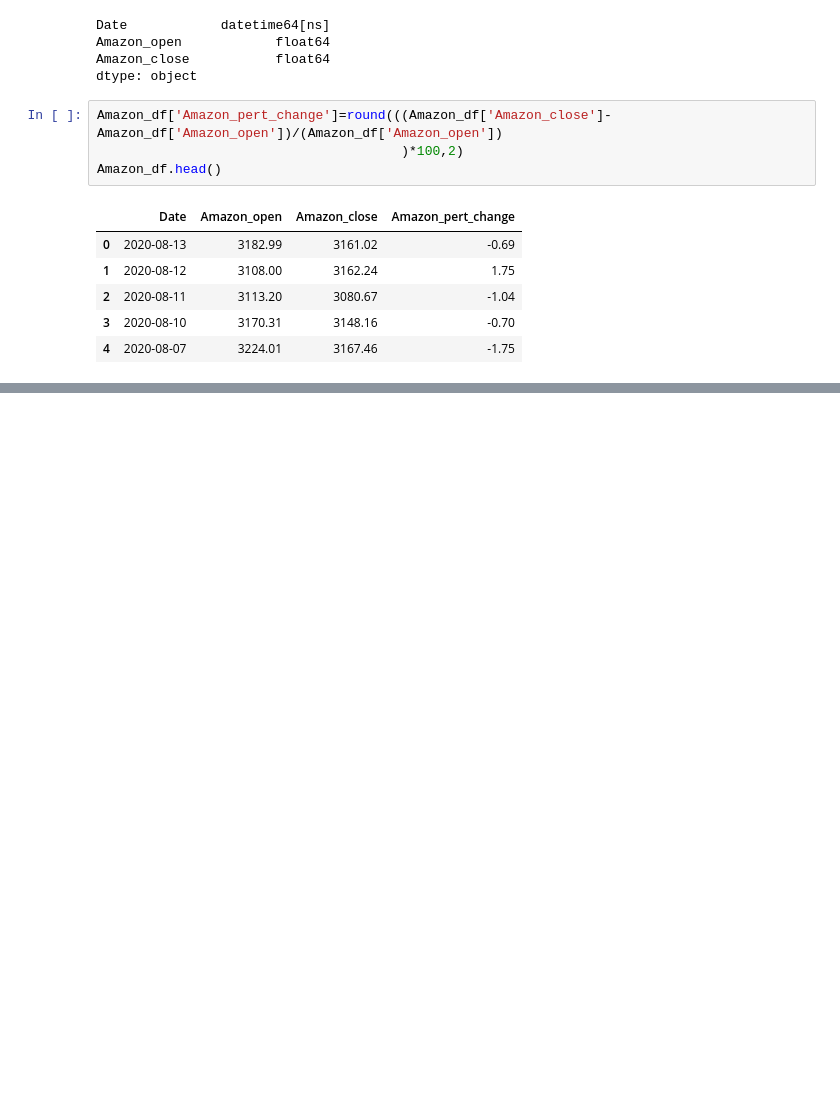
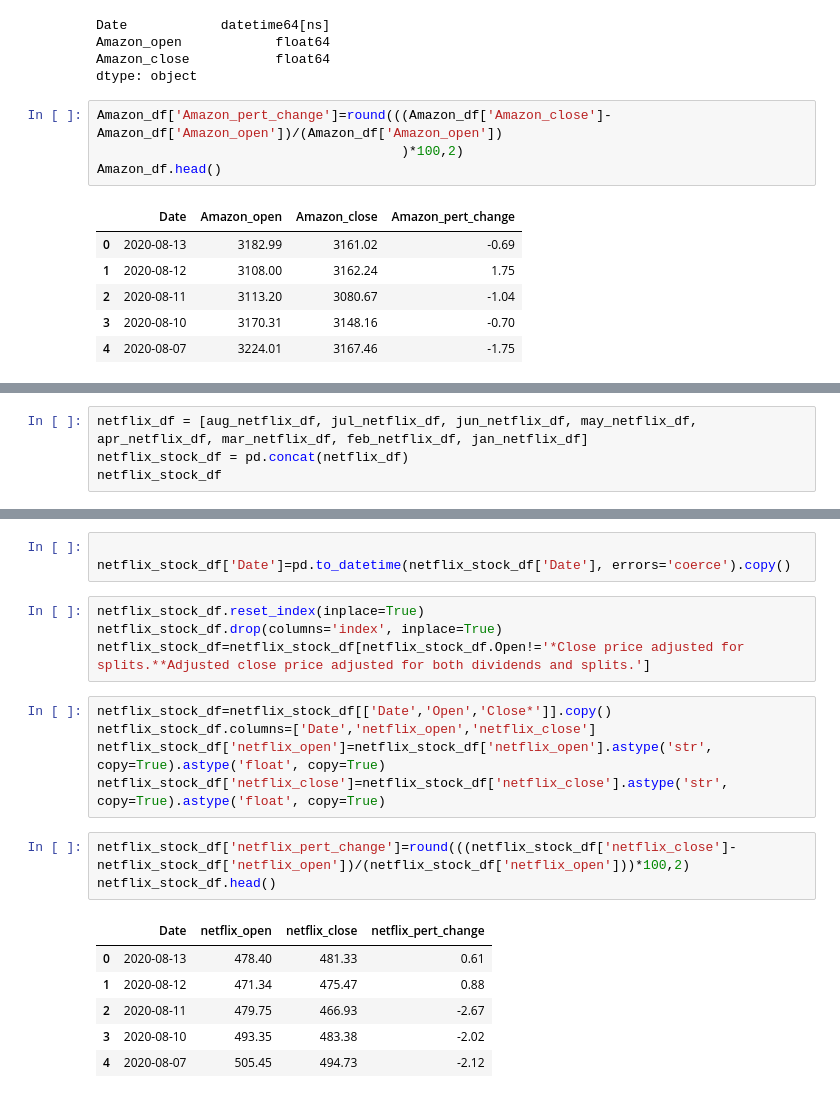
Before and after one commit to angelasivirich/Finance-Yahoo-ETL, a Jupyter notebook: Finance_Yahoo.ipynb, the cells around one changed output, grey strips where cells are left out. Cells and saved outputs as stored; diff of their text form; blank space fills up the shorter version.

```diff
--- a/Finance_Yahoo.ipynb
+++ b/Finance_Yahoo.ipynb
@@ -354,0 +366,4 @@ Amazon_df.head()
+# %%
+netflix_df = [aug_netflix_df, jul_netflix_df, jun_netflix_df, may_netflix_df, apr_netflix_df, mar_netflix_df, feb_netflix_df, jan_netflix_df]
+netflix_stock_df = pd.concat(netflix_df)
+netflix_stock_df
@@ -354,0 +384,22 @@ Amazon_df.head()
+# %%
+
+netflix_stock_df['Date']=pd.to_datetime(netflix_stock_df['Date'], errors='coerce').copy()
+# %%
+netflix_stock_df.reset_index(inplace=True)
+netflix_stock_df.drop(columns='index', inplace=True)
+netflix_stock_df=netflix_stock_df[netflix_stock_df.Open!='*Close price adjusted for splits.**Adjusted close price adjusted for both dividends and splits.']
+# %%
+netflix_stock_df=netflix_stock_df[['Date','Open','Close*']].copy()
+netflix_stock_df.columns=['Date','netflix_open','netflix_close']
+netflix_stock_df['netflix_open']=netflix_stock_df['netflix_open'].astype('str', copy=True).astype('float', copy=True)
+netflix_stock_df['netflix_close']=netflix_stock_df['netflix_close'].astype('str', copy=True).astype('float', copy=True)
+# %%
+netflix_stock_df['netflix_pert_change']=round(((netflix_stock_df['netflix_close']-netflix_stock_df['netflix_open'])/(netflix_stock_df['netflix_open']))*100,2)
+netflix_stock_df.head()
+# %% [output]
+|  | Date | netflix_open | netflix_close | netflix_pert_change |
+| 0 | 2020-08-13 | 478.40 | 481.33 | 0.61 |
+| 1 | 2020-08-12 | 471.34 | 475.47 | 0.88 |
+| 2 | 2020-08-11 | 479.75 | 466.93 | -2.67 |
+| 3 | 2020-08-10 | 493.35 | 483.38 | -2.02 |
+| 4 | 2020-08-07 | 505.45 | 494.73 | -2.12 |
```
Also changed, not shown: parts of 10 cells of this notebook.
